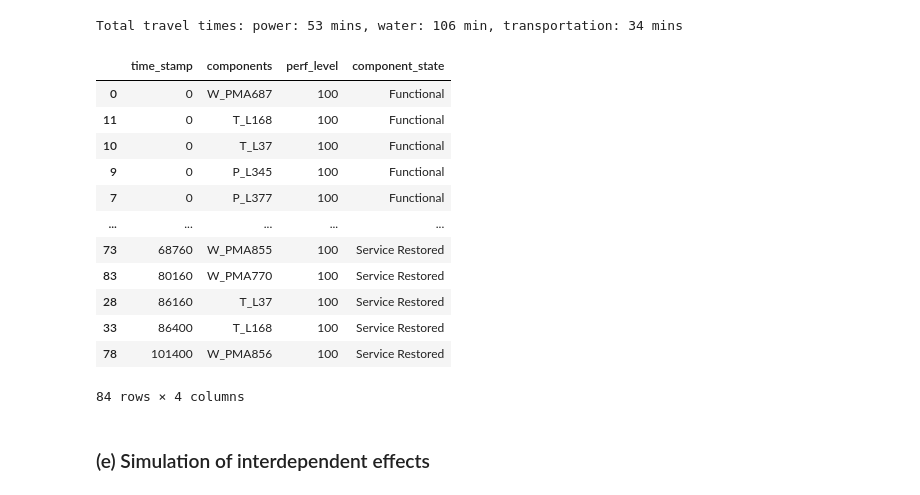
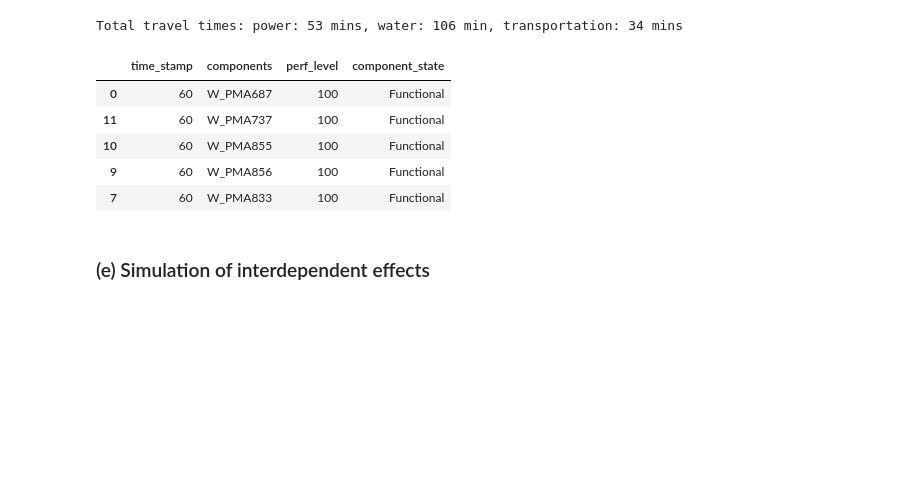
Before and after one commit to srijithbalakrishnan/dreaminsg-integrated-model, a Jupyter notebook: notebooks/demo_no_optimization_micropolis.ipynb, the cells around one changed output. Drawn from its saved outputs; the diff is of its cells as text; code cells hidden in the pictures; blank space fills up the shorter version.

```diff
--- a/notebooks/demo_no_optimization_micropolis.ipynb
+++ b/notebooks/demo_no_optimization_micropolis.ipynb
@@ -211,21 +211,14 @@ Total travel times: power: 53 mins, water: 106 min, transportation: 34 mins
 # %%
 bf_simulation.network_recovery.event_table.to_csv("event_tbl.csv", sep = "\t", index = False)
 # %%
-bf_simulation.network_recovery.get_event_table()
+bf_simulation.network_recovery.get_event_table().head()
 # %% [output]
 |  | time_stamp | components | perf_level | component_state |
-| 0 | 0 | W_PMA687 | 100 | Functional |
-| 11 | 0 | T_L168 | 100 | Functional |
-| 10 | 0 | T_L37 | 100 | Functional |
-| 9 | 0 | P_L345 | 100 | Functional |
-| 7 | 0 | P_L377 | 100 | Functional |
-| ... | ... | ... | ... | ... |
-| 73 | 68760 | W_PMA855 | 100 | Service Restored |
-| 83 | 80160 | W_PMA770 | 100 | Service Restored |
-| 28 | 86160 | T_L37 | 100 | Service Restored |
-| 33 | 86400 | T_L168 | 100 | Service Restored |
-| 78 | 101400 | W_PMA856 | 100 | Service Restored |
+| 0 | 60 | W_PMA687 | 100 | Functional |
+| 11 | 60 | W_PMA737 | 100 | Functional |
+| 10 | 60 | W_PMA855 | 100 | Functional |
+| 9 | 60 | W_PMA856 | 100 | Functional |
+| 7 | 60 | W_PMA833 | 100 | Functional |
-84 rows × 4 columns
 # %%
 bf_simulation.expand_event_table(1)
 # %% [markdown]
```
Also changed, not shown: parts of 1 cell of this notebook, 1 other file.
